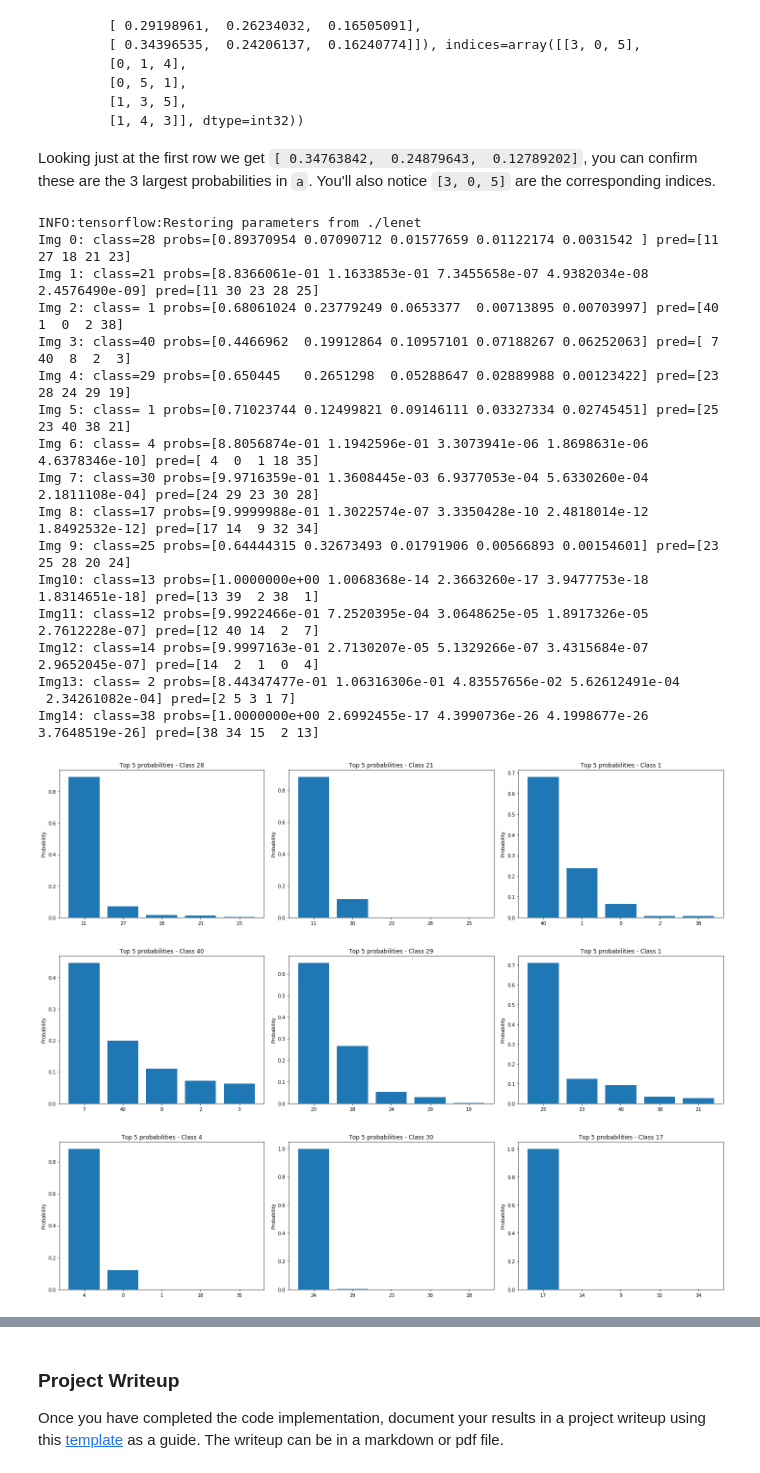
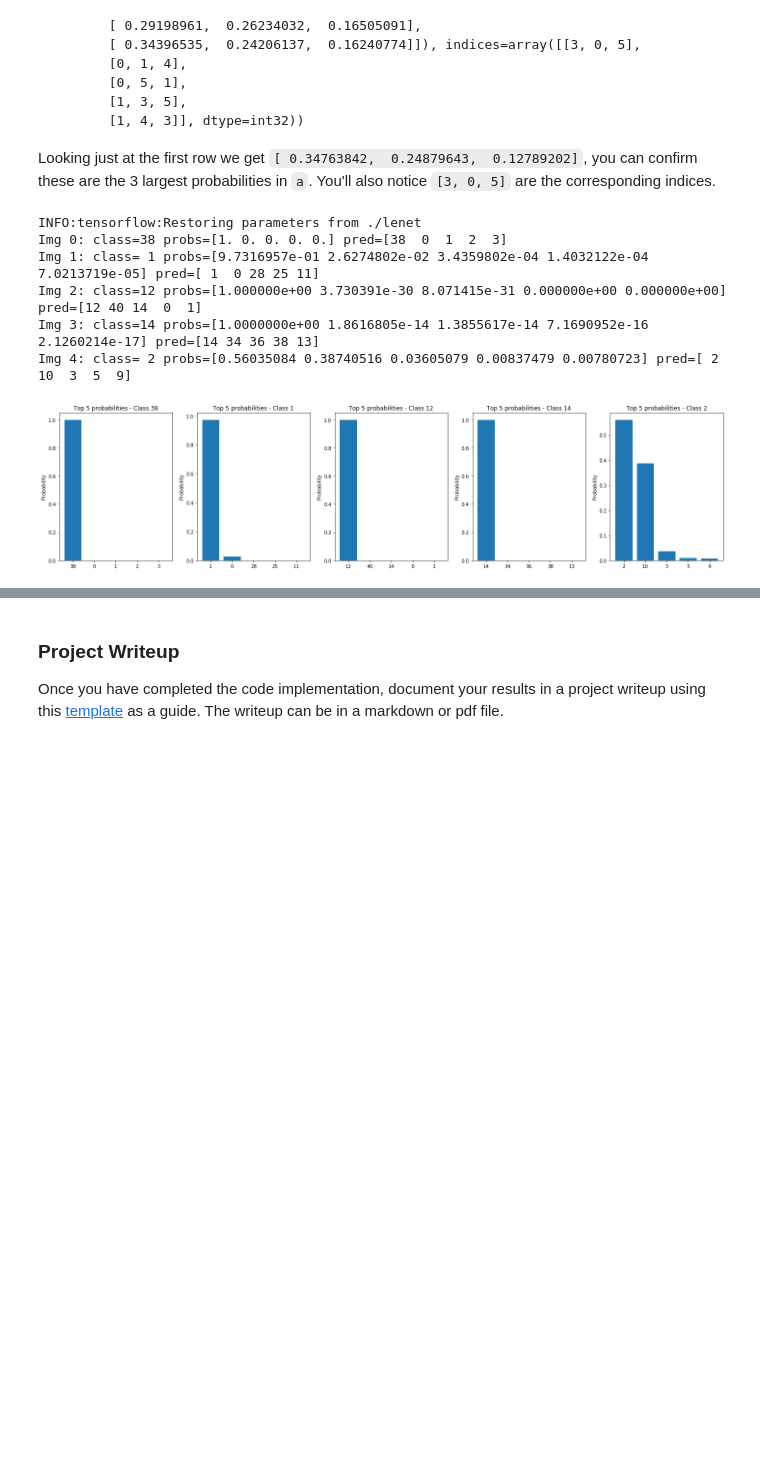
Before and after one commit to nyukhalov/CarND-Traffic-Sign-Classifier-Project, a Jupyter notebook: Traffic_Sign_Classifier.ipynb, the cells around one changed output, grey strips where cells are left out. Cells and saved outputs as stored; diff of their text form; code cells hidden in the pictures; blank space fills up the shorter version.

```diff
--- a/Traffic_Sign_Classifier.ipynb
+++ b/Traffic_Sign_Classifier.ipynb
@@ -913,54 +893,36 @@ Looking just at the first row we get `[ 0.34763842,  0.24879643,  0.12789202]`,
 # %%
 ### Prints out the top five softmax probabilities for the predictions
 ### on the German traffic sign images found on the web.
 
 with tf.Session() as sess:
     saver.restore(sess, tf.train.latest_checkpoint('.'))
     probs = sess.run(probabilities, feed_dict={x: X_web_norm, y: y_web, keep_prob: 1.0})
 
     k = 5
     top_k = sess.run(tf.nn.top_k(tf.constant(probs), k=k))
 
     # Plotting top K probabilities
-    for i in range(5):
-        fig, axs = plt.subplots(ncols=3, figsize=(20, 5))
+    fig, axs = plt.subplots(ncols=5, figsize=(20, 5))
 
-        offset = 3*i
+    for idx in range(5):
+        real_class = y_web[idx]
+        top_k_p = top_k.values[idx]
+        top_k_i = top_k.indices[idx]
 
-        for j in range(3):
-            idx = offset + j
+        print('Img%2d: class=%2d probs=%s pred=%s' % (idx, real_class, top_k_p, top_k_i))
 
-            real_class = y_web[idx]
-            top_k_p = top_k.values[idx]
-            top_k_i = top_k.indices[idx]
+        axs[idx].bar([0,1,2,3,4], top_k_p, tick_label=top_k_i)
+        axs[idx].set_ylabel('Probability')
+        axs[idx].set_title('Top %d probabilities - Class %d' % (k, real_class))
 
-            print('Img%2d: class=%2d probs=%s pred=%s' % (idx, real_class, top_k_p, top_k_i))
-
-            axs[j].bar([0,1,2,3,4], top_k_p, tick_label=top_k_i)
-            axs[j].set_ylabel('Probability')
-            axs[j].set_title('Top %d probabilities - Class %d' % (k, real_class))
-
-        fig.tight_layout()
+    fig.tight_layout()
 
 plt.show()
 # %% [output]
 INFO:tensorflow:Restoring parameters from ./lenet
-Img 0: class=28 probs=[0.89370954 0.07090712 0.01577659 0.01122174 0.0031542 ] pred=[11 27 18 21 23]
-Img 1: class=21 probs=[8.8366061e-01 1.1633853e-01 7.3455658e-07 4.9382034e-08 2.4576490e-09] pred=[11 30 23 28 25]
-Img 2: class= 1 probs=[0.68061024 0.23779249 0.0653377  0.00713895 0.00703997] pred=[40  1  0  2 38]
-Img 3: class=40 probs=[0.4466962  0.19912864 0.10957101 0.07188267 0.06252063] pred=[ 7 40  8  2  3]
-Img 4: class=29 probs=[0.650445   0.2651298  0.05288647 0.02889988 0.00123422] pred=[23 28 24 29 19]
-Img 5: class= 1 probs=[0.71023744 0.12499821 0.09146111 0.03327334 0.02745451] pred=[25 23 40 38 21]
-Img 6: class= 4 probs=[8.8056874e-01 1.1942596e-01 3.3073941e-06 1.8698631e-06 4.6378346e-10] pred=[ 4  0  1 18 35]
-Img 7: class=30 probs=[9.9716359e-01 1.3608445e-03 6.9377053e-04 5.6330260e-04 2.1811108e-04] pred=[24 29 23 30 28]
-Img 8: class=17 probs=[9.9999988e-01 1.3022574e-07 3.3350428e-10 2.4818014e-12 1.8492532e-12] pred=[17 14  9 32 34]
-Img 9: class=25 probs=[0.64444315 0.32673493 0.01791906 0.00566893 0.00154601] pred=[23 25 28 20 24]
-Img10: class=13 probs=[1.0000000e+00 1.0068368e-14 2.3663260e-17 3.9477753e-18 1.8314651e-18] pred=[13 39  2 38  1]
-Img11: class=12 probs=[9.9922466e-01 7.2520395e-04 3.0648625e-05 1.8917326e-05 2.7612228e-07] pred=[12 40 14  2  7]
-Img12: class=14 probs=[9.9997163e-01 2.7130207e-05 5.1329266e-07 3.4315684e-07 2.9652045e-07] pred=[14  2  1  0  4]
-Img13: class= 2 probs=[8.44347477e-01 1.06316306e-01 4.83557656e-02 5.62612491e-04
- 2.34261082e-04] pred=[2 5 3 1 7]
-Img14: class=38 probs=[1.0000000e+00 2.6992455e-17 4.3990736e-26 4.1998677e-26 3.7648519e-26] pred=[38 34 15  2 13]
+Img 0: class=38 probs=[1. 0. 0. 0. 0.] pred=[38  0  1  2  3]
+Img 1: class= 1 probs=[9.7316957e-01 2.6274802e-02 3.4359802e-04 1.4032122e-04 7.0213719e-05] pred=[ 1  0 28 25 11]
+Img 2: class=12 probs=[1.000000e+00 3.730391e-30 8.071415e-31 0.000000e+00 0.000000e+00] pred=[12 40 14  0  1]
+Img 3: class=14 probs=[1.0000000e+00 1.8616805e-14 1.3855617e-14 7.1690952e-16 2.1260214e-17] pred=[14 34 36 38 13]
+Img 4: class= 2 probs=[0.56035084 0.38740516 0.03605079 0.00837479 0.00780723] pred=[ 2 10  3  5  9]
-[figure, old version]
+[figure, new version]
-[figure, removed]
-[figure, removed]
```
Also changed, not shown: parts of 7 cells of this notebook, 16 other files.
